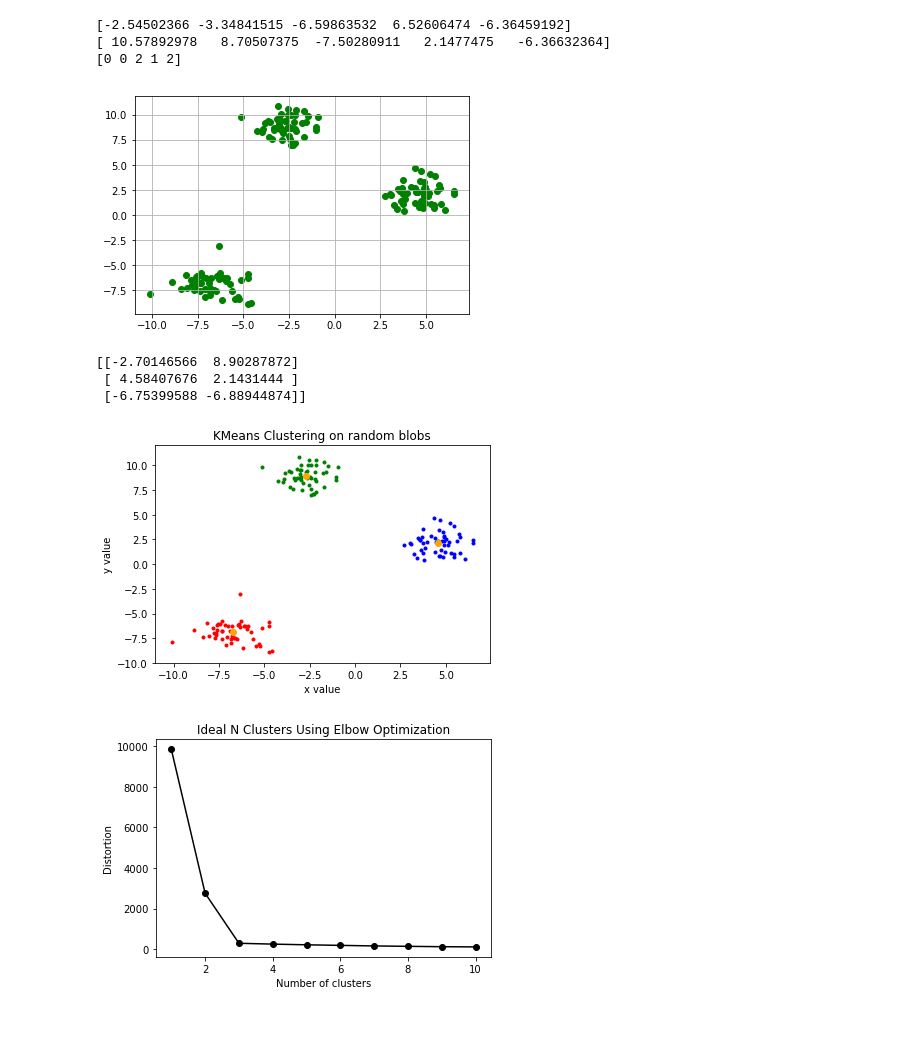
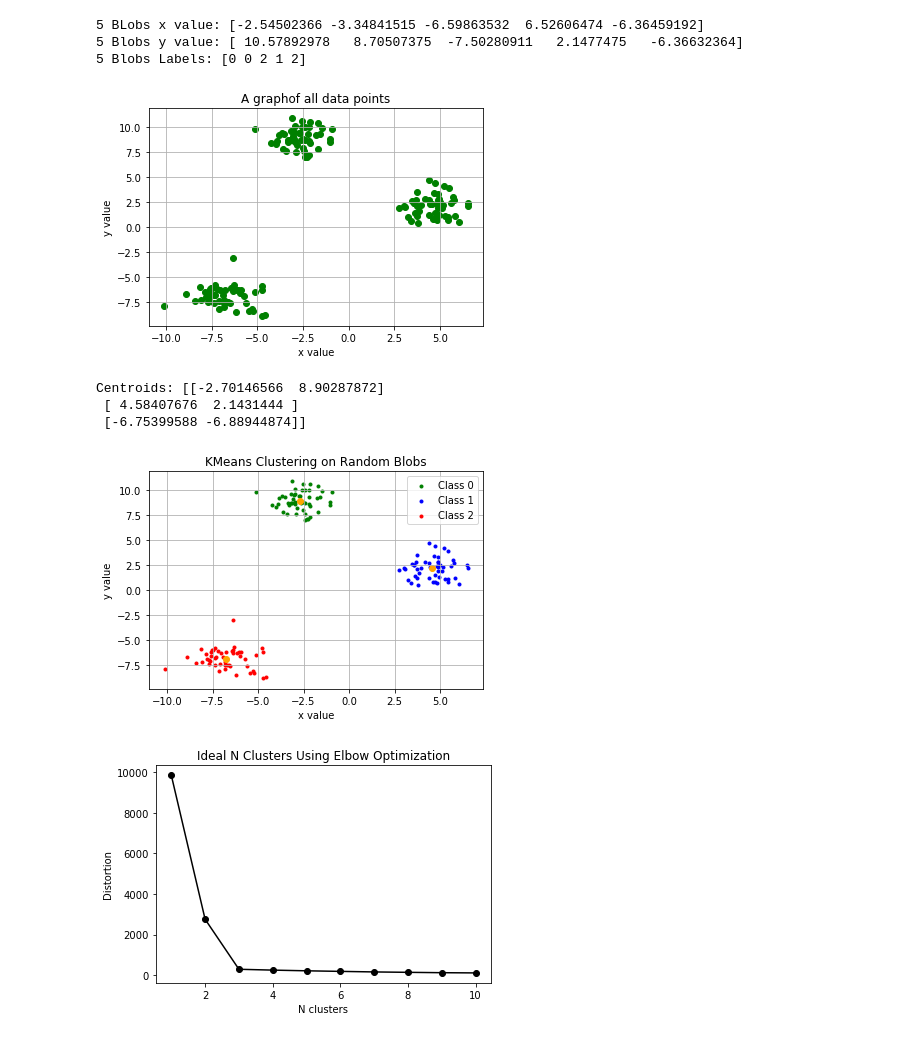
Before and after one commit to ndanny/ml-algos, a Jupyter notebook: clustering/optimal_clusters.ipynb, the cells around one changed output. Saved outputs shown, nothing was run; the diff lists cells and outputs as text; code cells hidden in the pictures.

```diff
--- a/clustering/optimal_clusters.ipynb
+++ b/clustering/optimal_clusters.ipynb
@@ -3,50 +3,55 @@ import matplotlib.pyplot as plt
 from sklearn.cluster import KMeans
 from sklearn.datasets import make_blobs
 # %%
+# Generate random data to make some blobs
 X, y = make_blobs(n_samples=150, n_features=2, centers=3, shuffle=True, random_state=42)
 
-print(X[:5, 0])
-print(X[:5, 1])
-print(y[:5])
+print('5 BLobs x value:', X[:5, 0])
+print('5 Blobs y value:', X[:5, 1])
+print('5 Blobs Labels:', y[:5])
 # %% [output]
-[-2.54502366 -3.34841515 -6.59863532  6.52606474 -6.36459192]
-[ 10.57892978   8.70507375  -7.50280911   2.1477475   -6.36632364]
-[0 0 2 1 2]
+5 BLobs x value: [-2.54502366 -3.34841515 -6.59863532  6.52606474 -6.36459192]
+5 Blobs y value: [ 10.57892978   8.70507375  -7.50280911   2.1477475   -6.36632364]
+5 Blobs Labels: [0 0 2 1 2]
 # %%
+# Graph all current data points
 plt.scatter(X[:, 0], X[:, 1], color='green', marker='o')
 plt.grid()
+plt.xlabel('x value')
+plt.ylabel('y value')
+plt.title('A graphof all data points')
 plt.show()
 # %% [output]
-[figure, old version]
+[figure, new version]
 # %%
+# Create a KMeans classifier and fit data
 clf = KMeans(n_clusters=3, init='random', max_iter=300, tol=0.0004, random_state=42)
 y_km = clf.fit_predict(X)
 centroids = clf.cluster_centers_
-print(centroids)
+print('Centroids:', centroids)
 # %% [output]
-[[-2.70146566  8.90287872]
+Centroids: [[-2.70146566  8.90287872]
  [ 4.58407676  2.1431444 ]
  [-6.75399588 -6.88944874]]
 # %%
-for i in range(len(y_km)):
-    index = y_km[i]
-    if index == 0:
-        plt.scatter(X[i, 0], X[i, 1], color='green', marker='.')
-    elif index == 1:
-        plt.scatter(X[i, 0], X[i, 1], color='blue', marker='.')
-    elif index == 2:
-        plt.scatter(X[i, 0], X[i, 1], color='red', marker='.')
-
+# Visualize data through an unsupervised learning lens.
+# Graph each data point with a color relating to its class
+# Graph each centroid as an orange dot
+plt.scatter(X[y_km==0, 0], X[y_km==0, 1], color='green', marker='.', label='Class 0')
+plt.scatter(X[y_km==1, 0], X[y_km==1, 1], color='blue', marker='.', label='Class 1')
+plt.scatter(X[y_km==2, 0], X[y_km==2, 1], color='red', marker='.', label='Class 2')
 plt.scatter(centroids[:, 0], centroids[:, 1], marker='o', color='orange')
-plt.title('KMeans Clustering on random blobs')
+plt.title('KMeans Clustering on Random Blobs')
 plt.xlabel('x value')
 plt.ylabel('y value')
+plt.legend()
+plt.grid()
 plt.show()
 # %% [output]
-[figure, old version]
+[figure, new version]
 # %%
-# Find the optimal number of clusters
-# using the elbow method
+# Find the optimal number of clusters using the elbow method
+# I used n = 3 clusters, and the elbow seems to ve optimal at n = 3
 distortions = []
 
 for i in range(1, 11):
@@ -55,9 +60,9 @@ for i in range(1, 11):
     distortions.append(km.inertia_)
 
 plt.plot(range(1,11), distortions, marker='o', color='black')
-plt.xlabel('Number of clusters')
+plt.xlabel('N clusters')
 plt.ylabel('Distortion')
 plt.title('Ideal N Clusters Using Elbow Optimization')
 plt.show()
 # %% [output]
-[figure, old version]
+[figure, new version]
```
